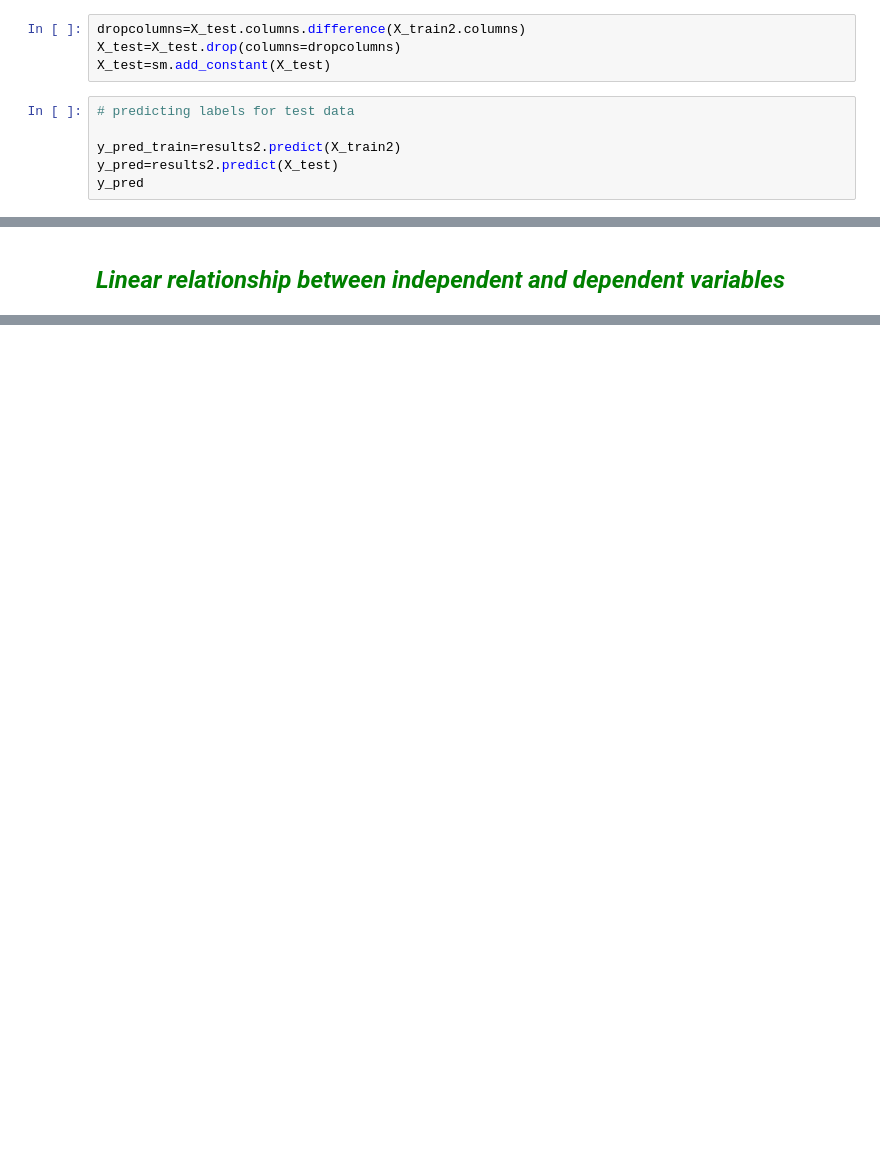
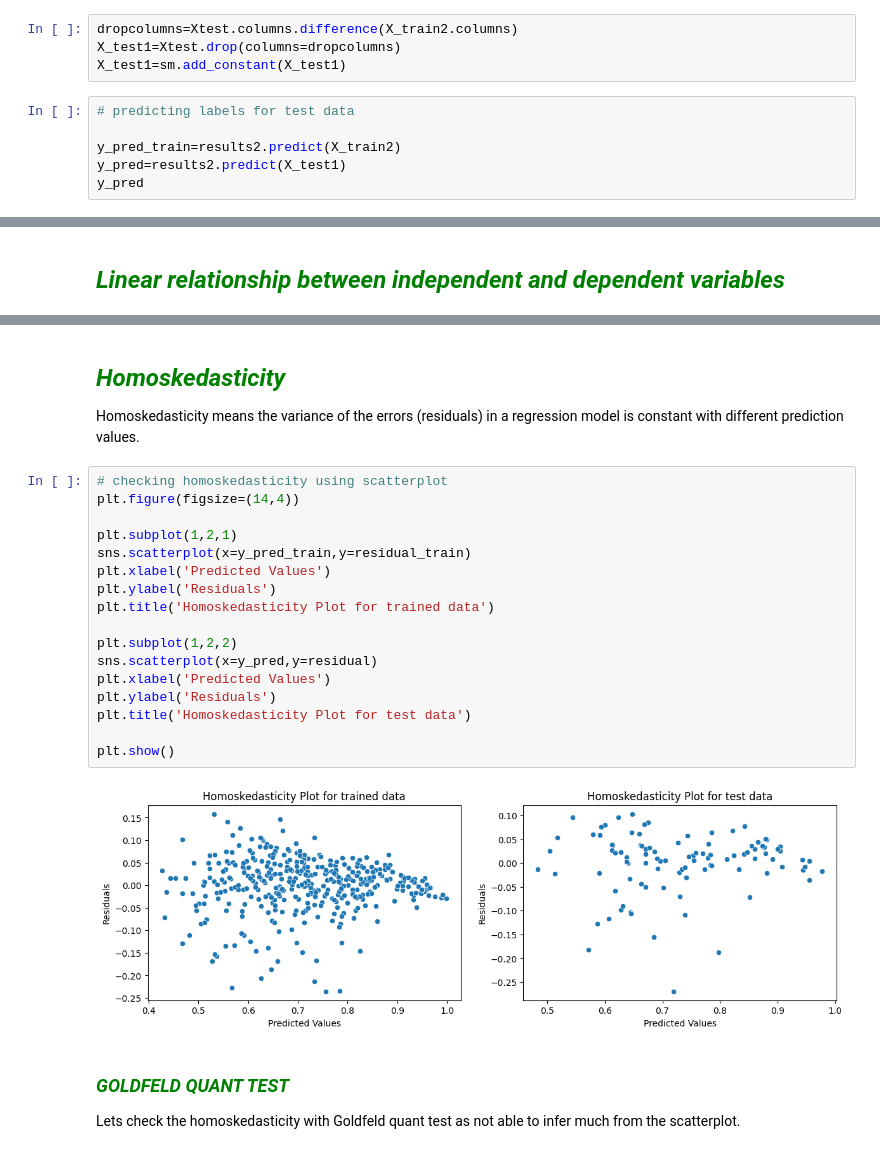
Before and after one commit to shamabansal17/Predicting-probabilty-to-get-admission-in-IVY-colleges, a Jupyter notebook: Jamboree.ipynb, the cells around one changed output, grey strips where cells are left out. Saved outputs shown, nothing was run; the diff lists cells and outputs as text; blank space fills up the shorter version.

Commit message:
Checking Assumptions

```diff
--- a/Jamboree.ipynb
+++ b/Jamboree.ipynb
@@ -492,13 +516,13 @@ dtype: float64
 - P >|t| is your p-value. A p-value of less than 0.05 is considered to be statistically significant and more than p value means feture is not  useful, thus we dropped `SOF` and `University Ranking`.
 Confidence Interval represents the range in which our coefficients are likely to fall (with a likelihood of 95%)
 # %%
-dropcolumns=X_test.columns.difference(X_train2.columns)
-X_test=X_test.drop(columns=dropcolumns)
-X_test=sm.add_constant(X_test)
+dropcolumns=Xtest.columns.difference(X_train2.columns)
+X_test1=Xtest.drop(columns=dropcolumns)
+X_test1=sm.add_constant(X_test1)
 # %%
 # predicting labels for test data
 
 y_pred_train=results2.predict(X_train2)
-y_pred=results2.predict(X_test)
+y_pred=results2.predict(X_test1)
 y_pred
 # %% [output]
@@ -625,0 +654,25 @@ TypeError: 'NoneType' object is not iterable
+# %% [markdown]
+### <font color='green' size=5> *Homoskedasticity* </font><br>
+Homoskedasticity means the variance of the errors (residuals) in a regression model is constant with different prediction values.
+# %%
+# checking homoskedasticity using scatterplot
+plt.figure(figsize=(14,4))
+
+plt.subplot(1,2,1)
+sns.scatterplot(x=y_pred_train,y=residual_train)
+plt.xlabel('Predicted Values')
+plt.ylabel('Residuals')
+plt.title('Homoskedasticity Plot for trained data')
+
+plt.subplot(1,2,2)
+sns.scatterplot(x=y_pred,y=residual)
+plt.xlabel('Predicted Values')
+plt.ylabel('Residuals')
+plt.title('Homoskedasticity Plot for test data')
+
+plt.show()
+# %% [output]
+[figure, added]
+# %% [markdown]
+#### <font color='green' size=4> *GOLDFELD QUANT TEST* </font><br>
+Lets check the homoskedasticity with Goldfeld quant test as not able to infer much from the scatterplot.
```
Also changed, not shown: parts of 40 cells of this notebook.
